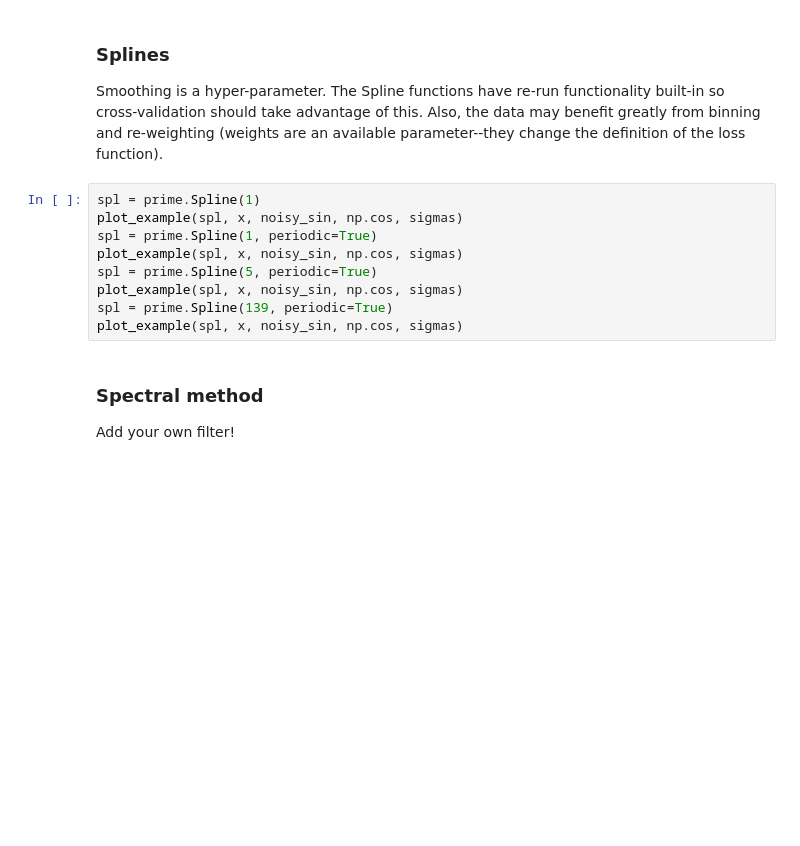
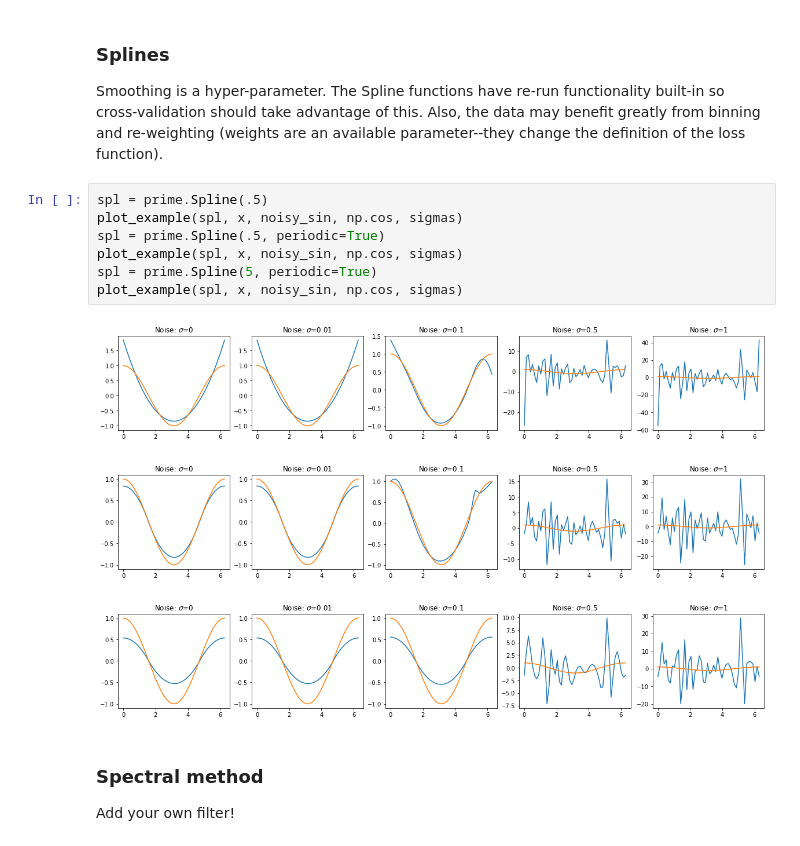
Before and after one commit to andgoldschmidt/derivative, a Jupyter notebook: docs/notebooks/Derivatives_Review.ipynb, the cells around one changed output. Saved outputs shown, nothing was run; the diff lists cells and outputs as text; blank space fills up the shorter version.

```diff
--- a/docs/notebooks/Derivatives_Review.ipynb
+++ b/docs/notebooks/Derivatives_Review.ipynb
@@ -77,14 +80,16 @@ plot_example(sg, x, noisy_sin, np.cos, sigmas)
 ### Splines
 Smoothing is a hyper-parameter. The Spline functions have re-run functionality built-in so cross-validation should take advantage of this. Also, the data may benefit greatly from binning and re-weighting (weights are an available parameter--they change the definition of the loss function).
 # %%
-spl = prime.Spline(1)
+spl = prime.Spline(.5)
 plot_example(spl, x, noisy_sin, np.cos, sigmas)
-spl = prime.Spline(1, periodic=True)
+spl = prime.Spline(.5, periodic=True)
 plot_example(spl, x, noisy_sin, np.cos, sigmas)
 spl = prime.Spline(5, periodic=True)
 plot_example(spl, x, noisy_sin, np.cos, sigmas)
-spl = prime.Spline(139, periodic=True)
-plot_example(spl, x, noisy_sin, np.cos, sigmas)
+# %% [output]
+[figure, added]
+[figure, added]
+[figure, added]
 # %% [markdown]
 ### Spectral method
 Add your own filter!
```
Also changed, not shown: parts of 14 cells of this notebook, 3 other files.
